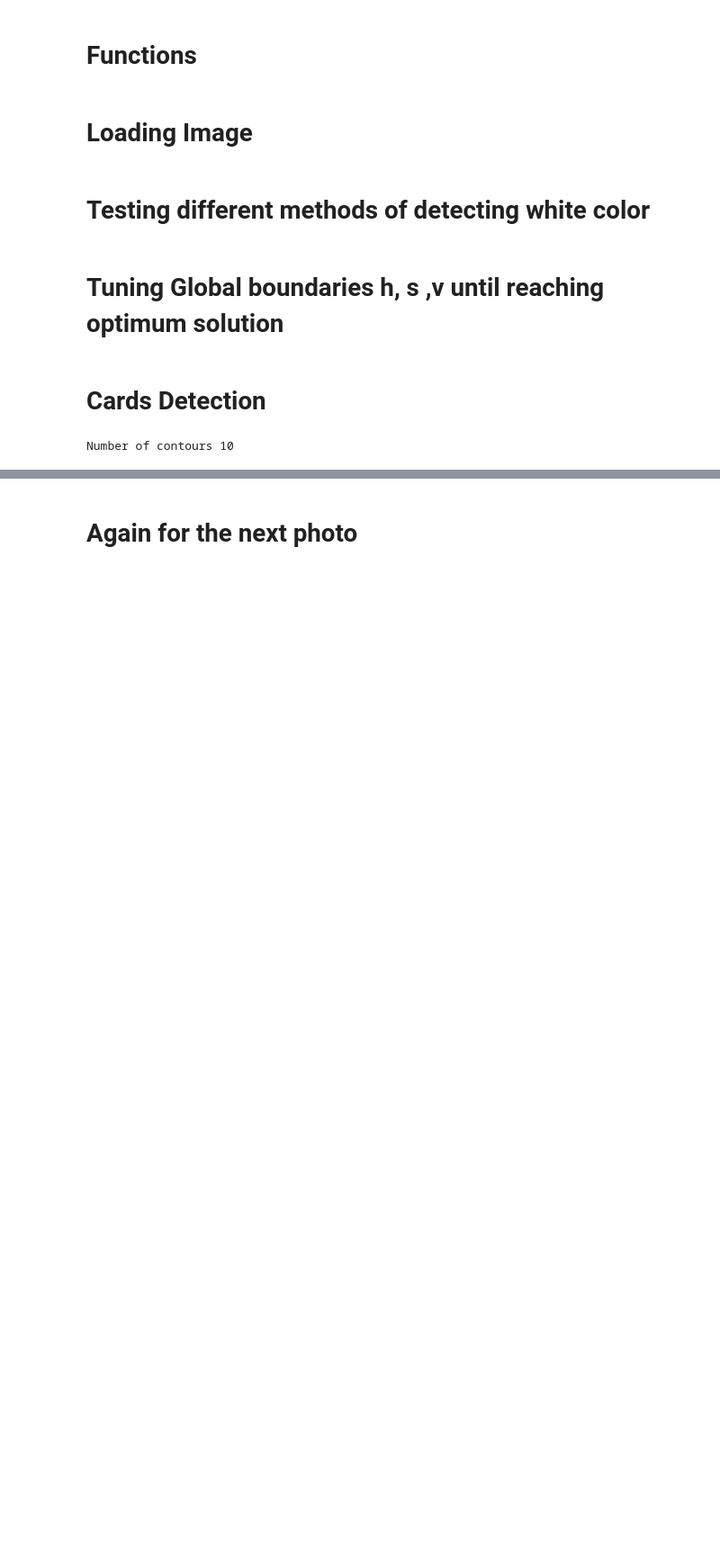
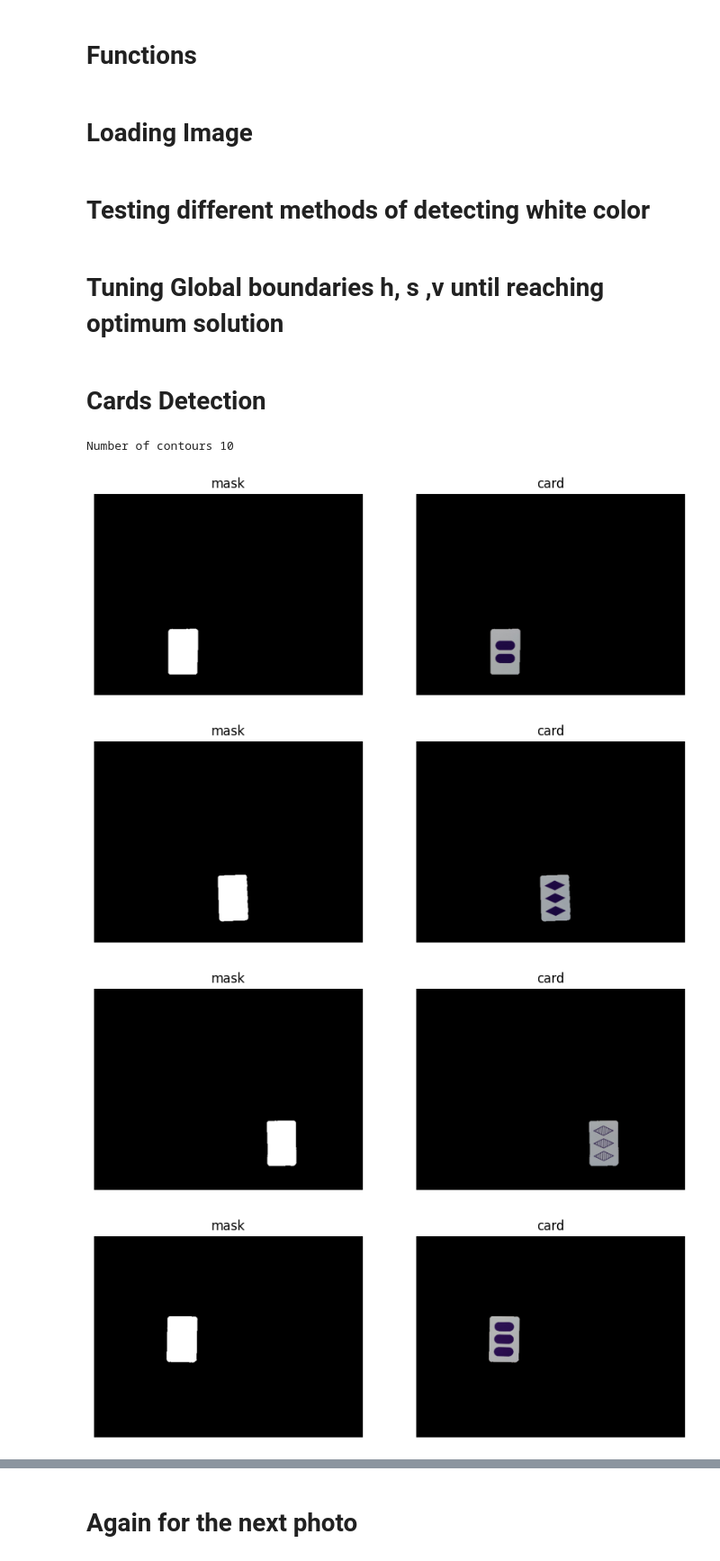
Before and after one commit to eng-abdelrahman-sharaf/Torpedo, a Jupyter notebook: Computer-vision/shape-detection/contour-detection/main.ipynb, the cells around one changed output, grey strips where cells are left out. Shown at 90% size. Cells and saved outputs as stored; diff of their text form; code cells hidden in the pictures; blank space fills up the shorter version.

Commit message:
adding display_cards_oneByOne function, converting images to rgb

```diff
--- a/Computer-vision/shape-detection/contour-detection/main.ipynb
+++ b/Computer-vision/shape-detection/contour-detection/main.ipynb
@@ -28,10 +28,28 @@ def Cards_only(image ):
     masked_image= cv.bitwise_and(image, image, mask=mask)
 
     return masked_image
+
+def display_cards_oneByOne(img , contours):
+    for contour in contours:
+        mask = np.zeros(img.shape[:2], np.uint8)
+        cv.drawContours(mask, [contour],-1, 255, -1)
+        masked = cv.bitwise_and(img, img, mask=mask)
+
+        fig= plt.figure(figsize=(10,20))
+        plt.subplot(121)
+        plt.imshow(mask, cmap='gray')
+        plt.axis('off')
+        plt.title("mask")
+
+        plt.subplot(122)
+        plt.imshow(masked, cmap='gray')
+        plt.axis('off')
+        plt.title("card")
+        plt.show()
 # %% [markdown]
 # Loading Image
 # %%
-img = cv.resize(cv.imread('./cards/9B6hJ.jpg') , (0,0), fx=0.3, fy=0.3)
+img = cv.cvtColor(cv.resize(cv.imread('./cards/9B6hJ.jpg') , (0,0), fx=0.3, fy=0.3) , cv.COLOR_BGR2RGB)
 # %% [markdown]
 # Testing different methods of detecting white color
 # %%
@@ -57,14 +75,13 @@ result = img.copy()
 # Cards Detection
 # %%
 contours, _ = cv.findContours(cards_only, cv.RETR_EXTERNAL, cv.CHAIN_APPROX_NONE)
+print(f"Number of contours {len(contours)}")
 
 
-print(f"Number of contours {len(contours)}")
-
-# cv.drawContours(result, contours, -1, (255, 0, 0), 3)
-# cv.imshow('original', img)
-# cv.imshow('contours', result)
-# cv.waitKey(0)
-# cv.destroyAllWindows()
+display_cards_oneByOne(img , contours)
 # %% [output]
 Number of contours 10
+[figure, added]
+[figure, added]
+[figure, added]
+[figure, added]
```
Also changed, not shown: parts of 5 cells of this notebook.
